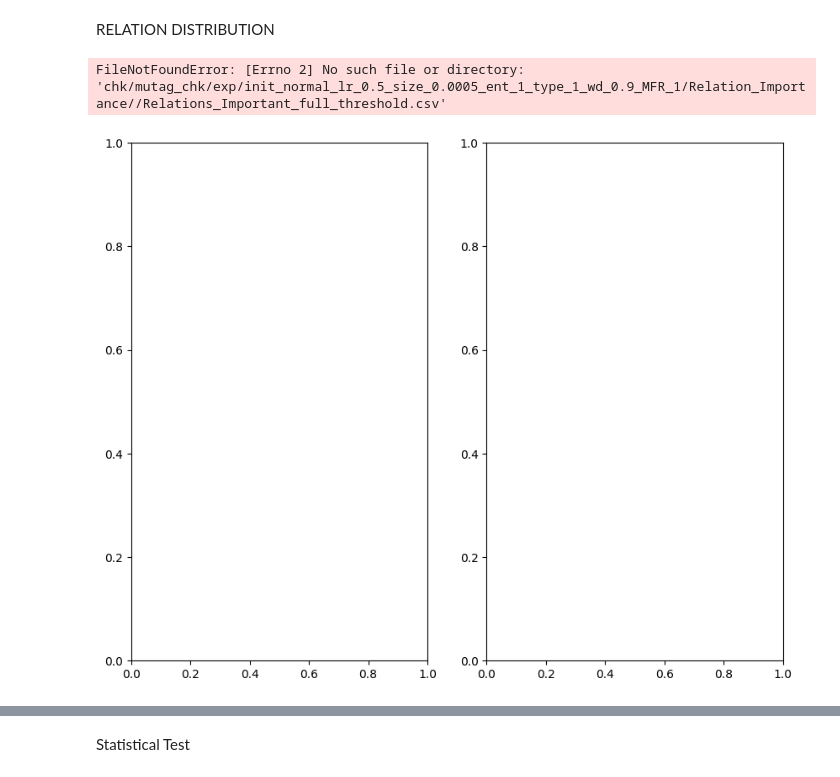
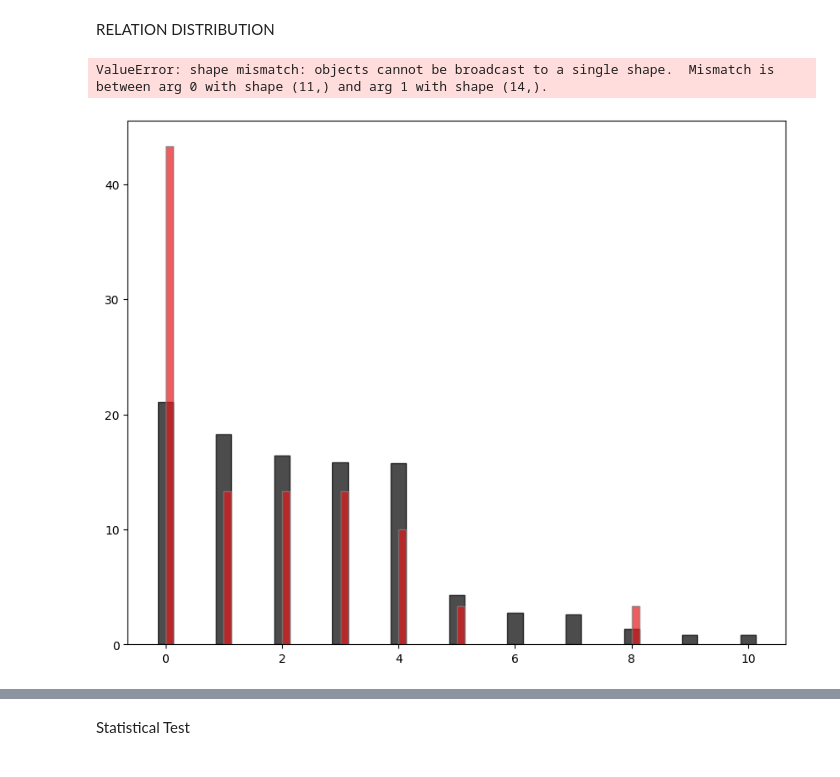
Before and after one commit to traopia/RGCN-Explainer, a Jupyter notebook: RGCN_stuff/result_analysis.ipynb, the cells around one changed output, grey strips where cells are left out. Cells and saved outputs as stored; diff of their text form; code cells hidden in the pictures.

```diff
--- a/RGCN_stuff/result_analysis.ipynb
+++ b/RGCN_stuff/result_analysis.ipynb
@@ -41,18 +41,24 @@ if current_dir != '/Users/macoftraopia/Documents/GitHub/RGCN-Explainer':
 /Users/macoftraopia/Documents/GitHub/RGCN-Explainer
 # %%
 from src.rgcn_explainer_utils import *
-name = 'mutag'
-if name in ['aifb', 'mutag', 'mdgenre', 'amplus', 'dmg777k']:
+name = 'mdgenre'
+if name in ['aifb', 'mutag', 'mdgenre', 'amplus', 'dmg777k', 'mdgender']:
     data = kg.load(name, torch=True, final=False)
 if 'IMDb' in name:
     data = torch.load(f'data/IMDB/finals/{name}.pt')
 if 'dbo' in name:
     data = torch.load(f'data/DBO/finals/{name}.pt')
-relations = get_relations(data)
-dict_classes = d_classes(data)
 data.triples = torch.Tensor(data.triples).to(int)
 data.withheld = torch.Tensor(data.withheld).to(int)
 data.training = torch.Tensor(data.training).to(int)
+relations = get_relations(data)
+dict_classes = d_classes(data)
+
 print('rel:', data.num_relations, 'ent:', data.num_entities, 'triples:', data.triples.shape)
 print('training', data.training.shape, 'withheld', data.withheld.shape)
+if name == 'aifb' :#or name == 'dbo_gender':
+    sample = False
+
+else:
+    sample=True
 # %% [output]
@@ -314,14 +390,14 @@ def bar_plot_and_plot2(data, relations, class_to_plot = None, sample=False):
     num_rows = min(int(np.ceil(num_classes / 2)), 2)
     num_cols = min(num_classes, 2)
 
-    # Create the figure and axes
-    fig, axes = plt.subplots(nrows=num_rows, ncols=num_cols, figsize=(10, 8))
-    #fig, axes = plt.subplots(nrows=num_rows, ncols=num_cols, figsize=(10, 8))
+    # # Create the figure and axes
+    # fig, axes = plt.subplots(nrows=num_rows, ncols=num_cols, figsize=(10, 8))
+    # #fig, axes = plt.subplots(nrows=num_rows, ncols=num_cols, figsize=(10, 8))
 
 
-
-    # Iterate through the labels and plot the data
-    for label, ax in zip(range(num_classes), axes.flat):
+    if class_to_plot is not None:
+        fig, axes = plt.subplots(nrows=1, ncols=1, figsize=(10, 8))
+        label = class_to_plot
         full_dict = full.loc[label].to_dict()
         explanation_dicts = {}
 
@@ -330,37 +406,67 @@ def bar_plot_and_plot2(data, relations, class_to_plot = None, sample=False):
             explanation_dicts[method] = explain_counter.loc[label].to_dict()
 
         # Plot the bars for full graph and each explanation
         bar_positions_full_graph, _, sorted_df, bar_width = bar_plot(full_dict, full_dict)
         bar_width_explanation = bar_width / len(explanation_methods) * 2
 
         # Slightly shift the position of the explanation bars to create space
         bar_positions_explanation_adjusted = bar_positions_full_graph + bar_width_explanation / 2
-
+        ax = axes
         ax.bar(bar_positions_full_graph, sorted_df['Percentage_full'], width=bar_width / len(explanation_methods)*4, alpha=0.7, color='black', edgecolor='black', label='Full Graph')
 
         for idx, method in enumerate(explanation_methods):
             bar_positions_explanation, _, sorted_df, _ = bar_plot(full_dict, explanation_dicts[method])
             ax.bar(bar_positions_explanation_adjusted + idx * bar_width_explanation, sorted_df['Percentage_explanation'], width=bar_width_explanation, alpha=0.7, color=colormap[idx], edgecolor='gray', label=f'{method.replace("_", " ").title()}')
 
         ax.set_xticks(bar_positions_full_graph + bar_width / 2)
         ax.set_xticklabels(sorted_df['Relation Name'], rotation=75, fontsize=7)
         ax.set_ylabel('Relative Frequency (%)')
         ax.set_title(f'Distribution of Relations per class {label}', fontsize= 10)
         ax.legend(loc='upper right', fontsize=7)
+    else:
+    # Iterate through the labels and plot the data
+        fig, axes = plt.subplots(nrows=num_rows, ncols=num_cols, figsize=(10, 8))
+        for label, ax in zip(range(num_classes), axes.flat):
+            full_dict = full.loc[label].to_dict()
+            explanation_dicts = {}
+
+            for method in explanation_methods:
+                explain_counter = modified_counter(path_get(method) + f'/Relations_Important_{sample}_threshold.csv', relations)
+                explanation_dicts[method] = explain_counter.loc[label].to_dict()
+
+            # Plot the bars for full graph and each explanation
+            bar_positions_full_graph, _, sorted_df, bar_width = bar_plot(full_dict, full_dict)
+            bar_width_explanation = bar_width / len(explanation_methods) * 2
+
+            # Slightly shift the position of the explanation bars to create space
+            bar_positions_explanation_adjusted = bar_positions_full_graph + bar_width_explanation / 2
+
+            ax.bar(bar_positions_full_graph, sorted_df['Percentage_full'], width=bar_width / len(explanation_methods)*4, alpha=0.7, color='black', edgecolor='black', label='Full Graph')
+
+            for idx, method in enumerate(explanation_methods):
+                bar_positions_explanation, _, sorted_df, _ = bar_plot(full_dict, explanation_dicts[method])
+                ax.bar(bar_positions_explanation_adjusted + idx * bar_width_explanation, sorted_df['Percentage_explanation'], width=bar_width_explanation, alpha=0.7, color=colormap[idx], edgecolor='gray', label=f'{method.replace("_", " ").title()}')
+
+            ax.set_xticks(bar_positions_full_graph + bar_width / 2)
+            ax.set_xticklabels(sorted_df['Relation Name'], rotation=75, fontsize=7)
+            ax.set_ylabel('Relative Frequency (%)')
+            ax.set_title(f'Distribution of Relations per class {label}', fontsize= 10)
+            ax.legend(loc='upper right', fontsize=7)
+
 
     # Adjust the layout and spacing
     plt.tight_layout()
     plt.suptitle(f'Comparison of relation distribution for the {data.name} dataset ', fontsize=16, y=0.95,fontproperties=FontProperties(weight='bold'))
     plt.subplots_adjust(top=0.85)
 
     # Show the plots
     plt.show()
 
 # Call the function with your data
-bar_plot_and_plot2(data, relations)
+bar_plot_and_plot2(data, relations, class_to_plot =0, sample=sample)
 # %% [output]
-FileNotFoundError: [Errno 2] No such file or directory: 'chk/mutag_chk/exp/init_normal_lr_0.5_size_0.0005_ent_1_type_1_wd_0.9_MFR_1/Relation_Importance//Relations_Important_full_threshold.csv'
+ValueError: shape mismatch: objects cannot be broadcast to a single shape.  Mismatch is between arg 0 with shape (11,) and arg 1 with shape (14,).
-[figure, old version]
+[figure, new version]
 # %%
 
 bar_plot_and_plot(data, 'normal',relations)
```
Also changed, not shown: parts of 20 cells of this notebook, 2 other files.
